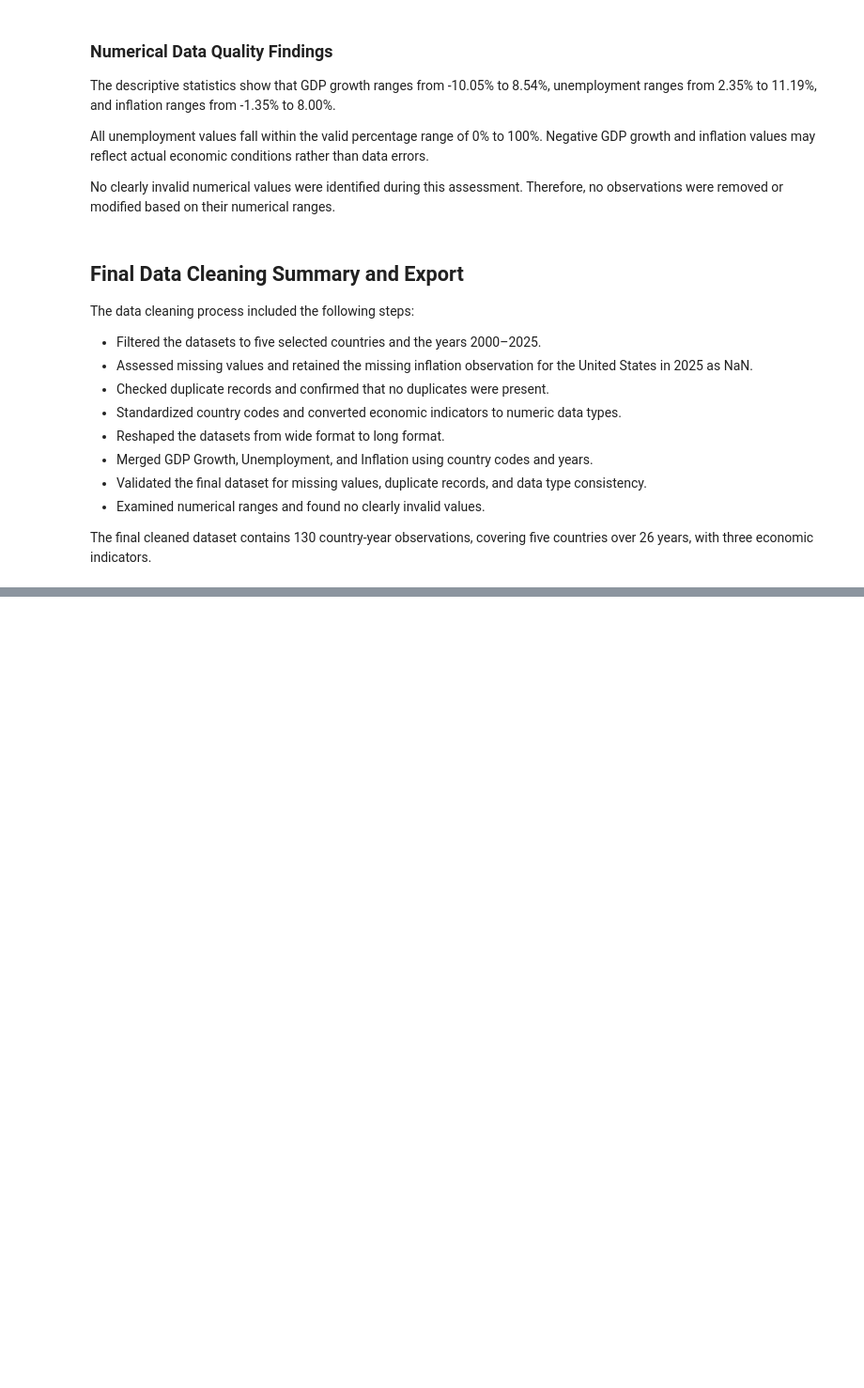
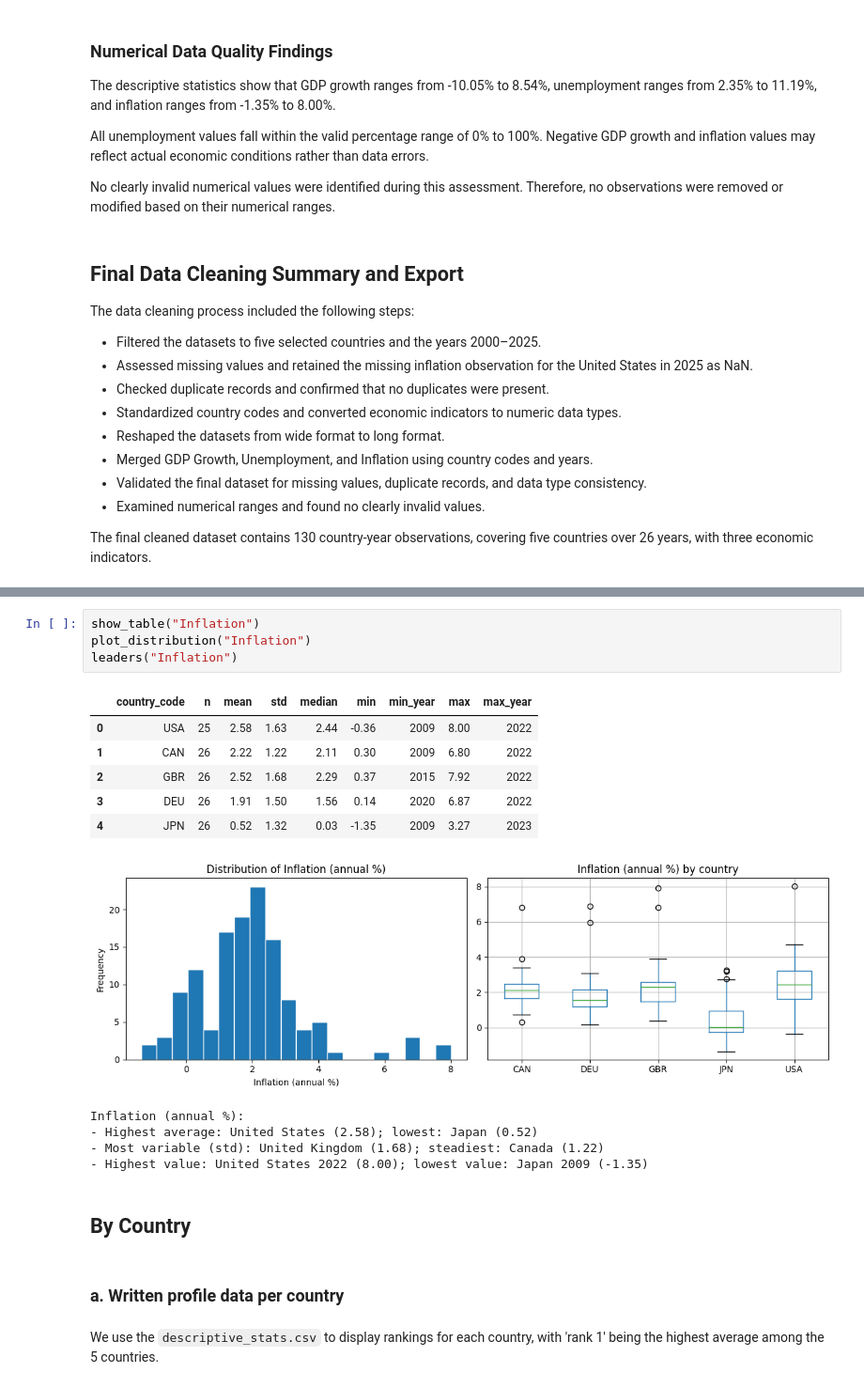
Before and after one commit to ssri05/TheOutliers-IS477, a Jupyter notebook: data_analysis - v2.ipynb, the cells around one changed output, grey strips where cells are left out. Shown at 94% size. Drawn from its saved outputs; the diff is of its cells as text; blank space fills up the shorter version.

```diff
--- a/data_analysis - v2.ipynb
+++ b/data_analysis - v2.ipynb
@@ -484,0 +634,22 @@ Final dataset shape: (130, 6)
+# %%
+show_table("Inflation")
+plot_distribution("Inflation")
+leaders("Inflation")
+# %% [output]
+|  | country_code | n | mean | std | median | min | min_year | max | max_year |
+| 0 | USA | 25 | 2.58 | 1.63 | 2.44 | -0.36 | 2009 | 8.00 | 2022 |
+| 1 | CAN | 26 | 2.22 | 1.22 | 2.11 | 0.30 | 2009 | 6.80 | 2022 |
+| 2 | GBR | 26 | 2.52 | 1.68 | 2.29 | 0.37 | 2015 | 7.92 | 2022 |
+| 3 | DEU | 26 | 1.91 | 1.50 | 1.56 | 0.14 | 2020 | 6.87 | 2022 |
+| 4 | JPN | 26 | 0.52 | 1.32 | 0.03 | -1.35 | 2009 | 3.27 | 2023 |
+[figure, added]
+Inflation (annual %):
+- Highest average: United States (2.58); lowest: Japan (0.52)
+- Most variable (std): United Kingdom (1.68); steadiest: Canada (1.22)
+- Highest value: United States 2022 (8.00); lowest value: Japan 2009 (-1.35)
+# %% [markdown]
+## By Country
+# %% [markdown]
+### a. Written profile data per country
+# %% [markdown]
+We use the `descriptive_stats.csv` to display rankings for each country, with 'rank 1' being the highest average among the 5 countries.
```
Also changed, not shown: parts of 42 cells of this notebook, 1 other file.
